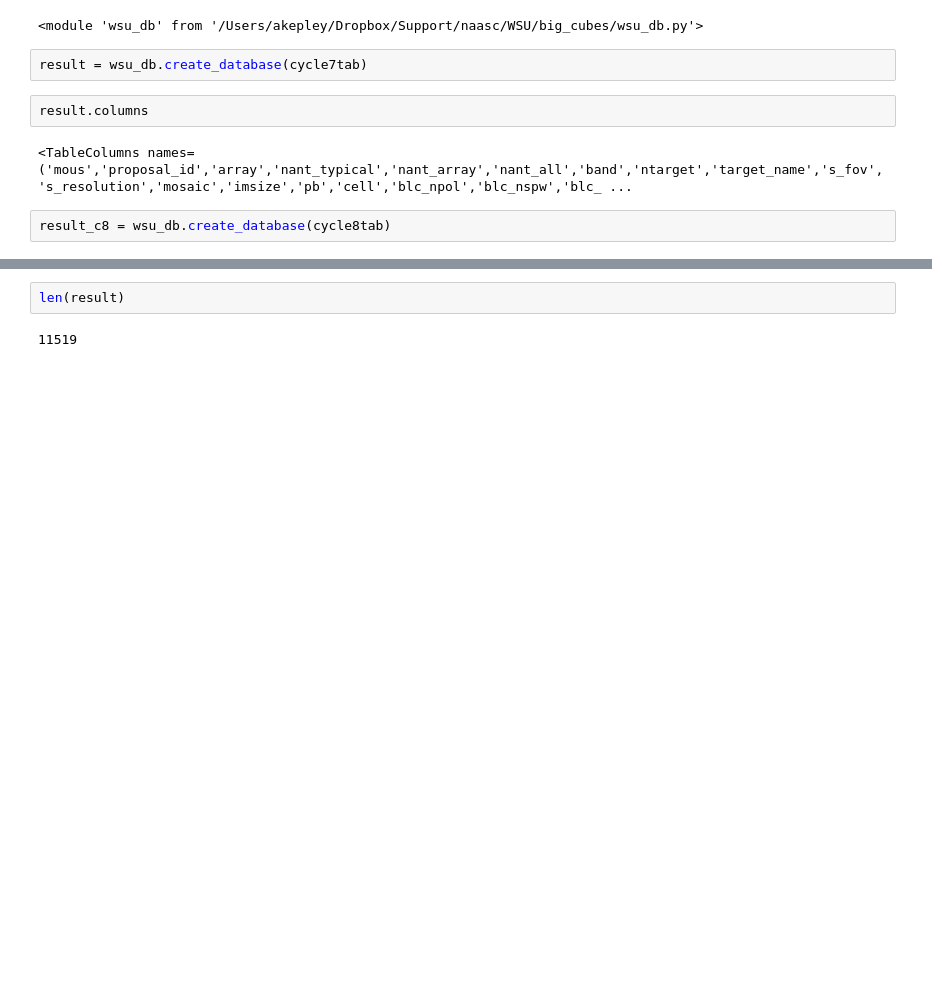
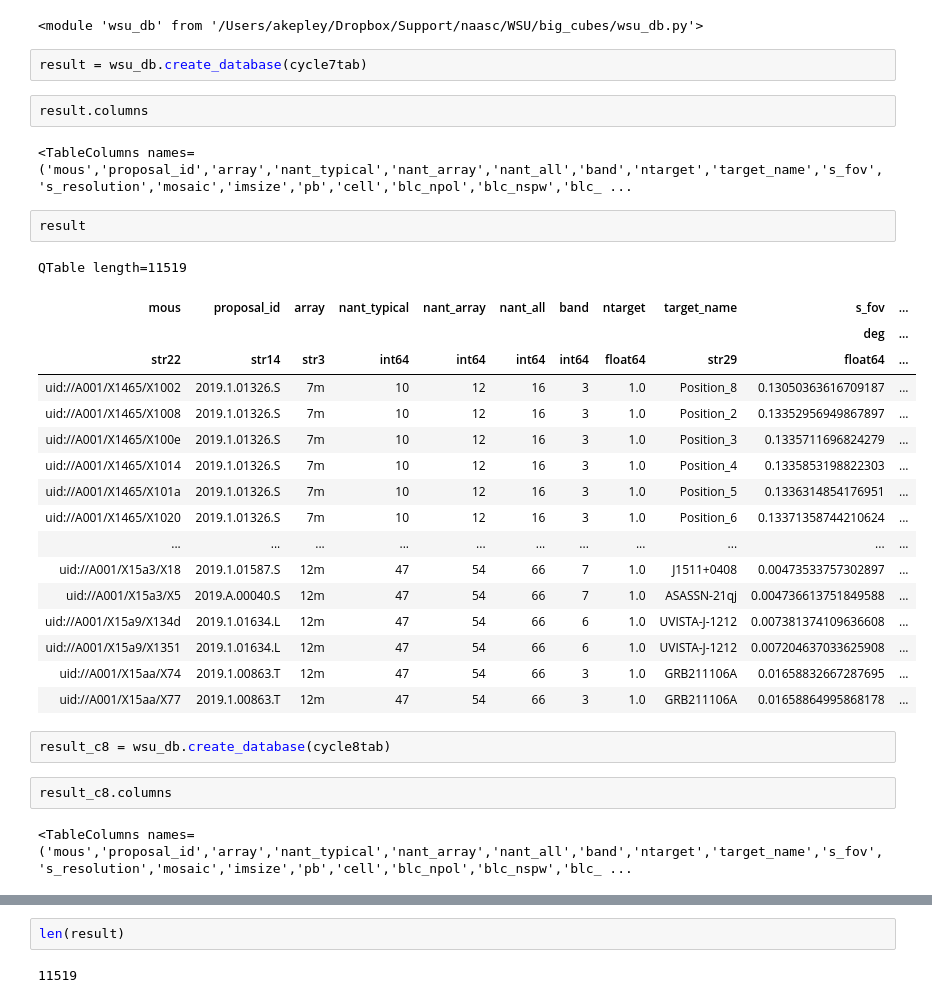
Before and after one commit to aakepley/big-cubes, a Jupyter notebook: WSU_size_of_computing_numbers_database.ipynb, the cells around one changed output, grey strips where cells are left out. Cells and saved outputs as stored; diff of their text form; blank space fills up the shorter version.

```diff
--- a/WSU_size_of_computing_numbers_database.ipynb
+++ b/WSU_size_of_computing_numbers_database.ipynb
@@ -40,5 +39,29 @@ result = wsu_db.create_database(cycle7tab)
 result.columns
 # %% [output]
 <TableColumns names=('mous','proposal_id','array','nant_typical','nant_array','nant_all','band','ntarget','target_name','s_fov','s_resolution','mosaic','imsize','pb','cell','blc_npol','blc_nspw','blc_ ...
+# %%
+result
+# %% [output]
+QTable length=11519
+| mous | proposal_id | array | nant_typical | nant_array | nant_all | band | ntarget | target_name | s_fov | ... |
+|  |  |  |  |  |  |  |  |  | deg | ... |
+| str22 | str14 | str3 | int64 | int64 | int64 | int64 | float64 | str29 | float64 | ... |
+| uid://A001/X1465/X1002 | 2019.1.01326.S | 7m | 10 | 12 | 16 | 3 | 1.0 | Position_8 | 0.13050363616709187 | ... |
+| uid://A001/X1465/X1008 | 2019.1.01326.S | 7m | 10 | 12 | 16 | 3 | 1.0 | Position_2 | 0.13352956949867897 | ... |
+| uid://A001/X1465/X100e | 2019.1.01326.S | 7m | 10 | 12 | 16 | 3 | 1.0 | Position_3 | 0.1335711696824279 | ... |
+| uid://A001/X1465/X1014 | 2019.1.01326.S | 7m | 10 | 12 | 16 | 3 | 1.0 | Position_4 | 0.1335853198822303 | ... |
+| uid://A001/X1465/X101a | 2019.1.01326.S | 7m | 10 | 12 | 16 | 3 | 1.0 | Position_5 | 0.1336314854176951 | ... |
+| uid://A001/X1465/X1020 | 2019.1.01326.S | 7m | 10 | 12 | 16 | 3 | 1.0 | Position_6 | 0.13371358744210624 | ... |
+| ... | ... | ... | ... | ... | ... | ... | ... | ... | ... | ... |
+| uid://A001/X15a3/X18 | 2019.1.01587.S | 12m | 47 | 54 | 66 | 7 | 1.0 | J1511+0408 | 0.00473533757302897 | ... |
+| uid://A001/X15a3/X5 | 2019.A.00040.S | 12m | 47 | 54 | 66 | 7 | 1.0 | ASASSN-21qj | 0.004736613751849588 | ... |
+| uid://A001/X15a9/X134d | 2019.1.01634.L | 12m | 47 | 54 | 66 | 6 | 1.0 | UVISTA-J-1212 | 0.007381374109636608 | ... |
+| uid://A001/X15a9/X1351 | 2019.1.01634.L | 12m | 47 | 54 | 66 | 6 | 1.0 | UVISTA-J-1212 | 0.007204637033625908 | ... |
+| uid://A001/X15aa/X74 | 2019.1.00863.T | 12m | 47 | 54 | 66 | 3 | 1.0 | GRB211106A | 0.01658832667287695 | ... |
+| uid://A001/X15aa/X77 | 2019.1.00863.T | 12m | 47 | 54 | 66 | 3 | 1.0 | GRB211106A | 0.01658864995868178 | ... |
 # %%
 result_c8 = wsu_db.create_database(cycle8tab)
+# %%
+result_c8.columns
+# %% [output]
+<TableColumns names=('mous','proposal_id','array','nant_typical','nant_array','nant_all','band','ntarget','target_name','s_fov','s_resolution','mosaic','imsize','pb','cell','blc_npol','blc_nspw','blc_ ...
```
Also changed, not shown: parts of 73 cells of this notebook, 7 other files.
